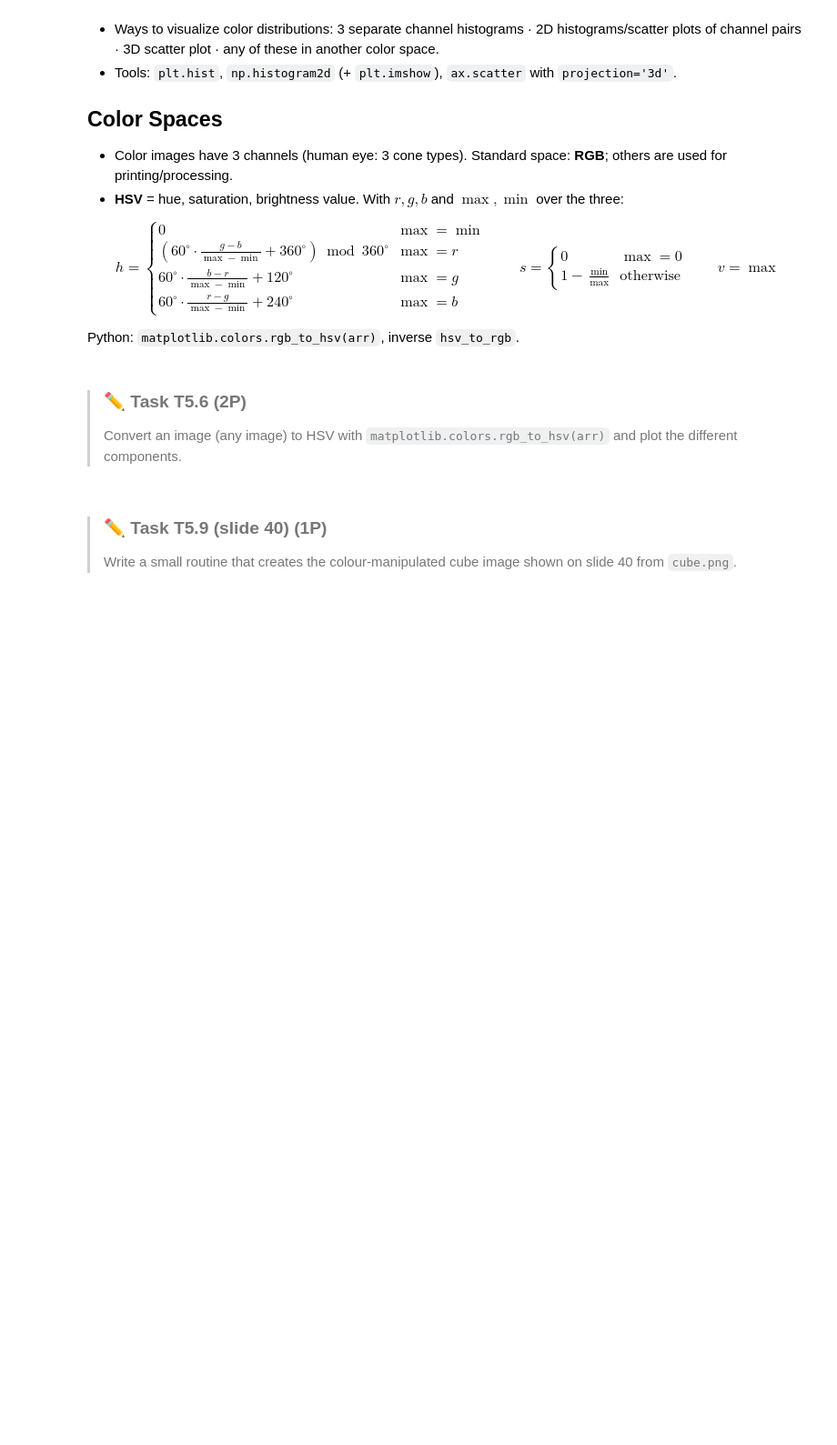
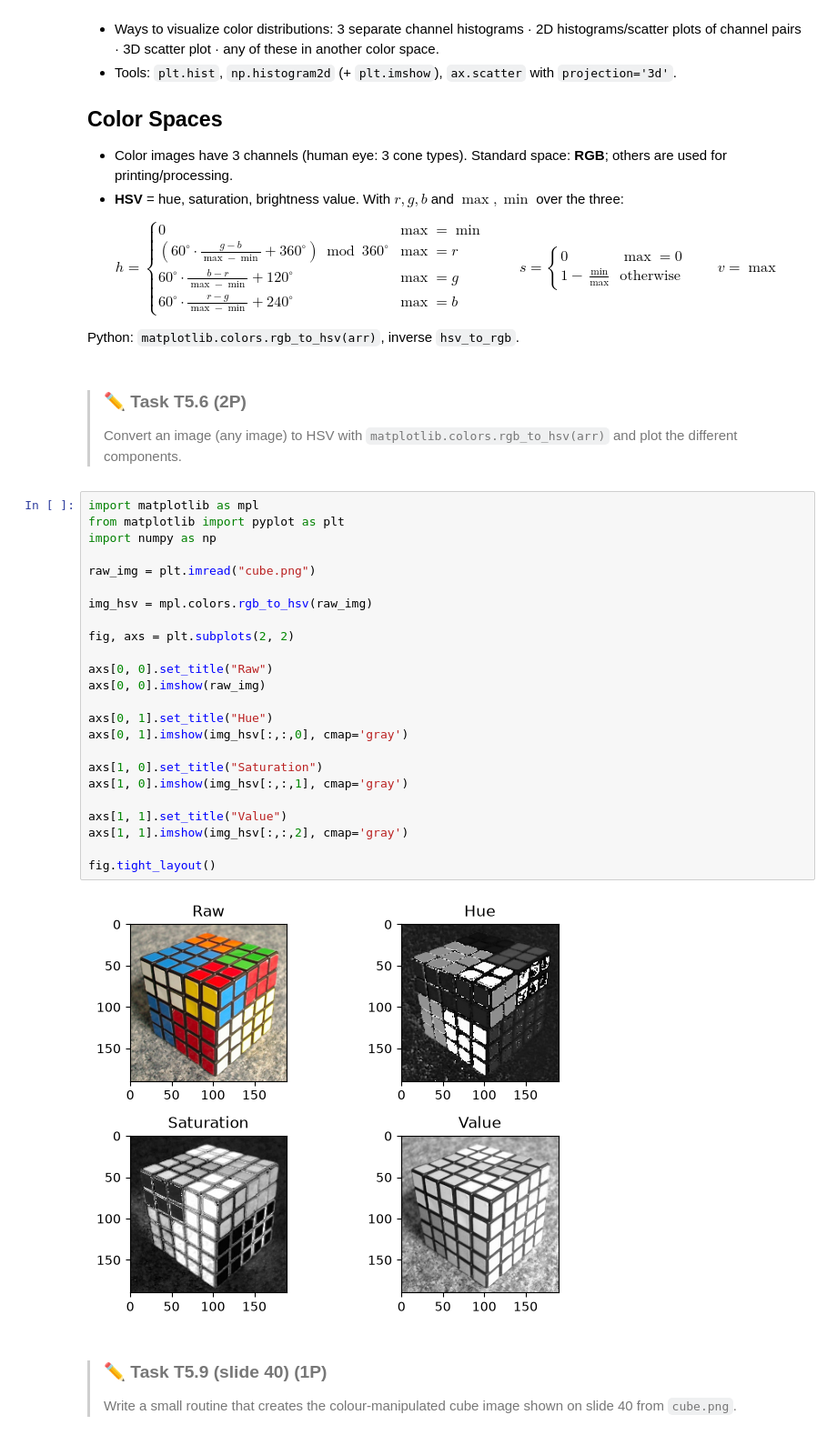
Before and after one commit to Serenkii/MasterAstrophysics-Coding, a Jupyter notebook: 04-ch4-summary.ipynb, the cells around one changed output. Shown at 91% size. Drawn from its saved outputs; the diff is of its cells as text; blank space fills up the shorter version.

```diff
--- a/04-ch4-summary.ipynb
+++ b/04-ch4-summary.ipynb
@@ -289,6 +289,32 @@ Python: `matplotlib.colors.rgb_to_hsv(arr)`, inverse `hsv_to_rgb`.
 # %% [markdown]
 > ### ✏️ Task T5.6 (2P)
 > Convert an image (any image) to HSV with `matplotlib.colors.rgb_to_hsv(arr)` and plot the different components.
+# %%
+import matplotlib as mpl
+from matplotlib import pyplot as plt
+import numpy as np
+
+raw_img = plt.imread("cube.png")
+
+img_hsv = mpl.colors.rgb_to_hsv(raw_img)
+
+fig, axs = plt.subplots(2, 2)
+
+axs[0, 0].set_title("Raw")
+axs[0, 0].imshow(raw_img)
+
+axs[0, 1].set_title("Hue")
+axs[0, 1].imshow(img_hsv[:,:,0], cmap='gray')
+
+axs[1, 0].set_title("Saturation")
+axs[1, 0].imshow(img_hsv[:,:,1], cmap='gray')
+
+axs[1, 1].set_title("Value")
+axs[1, 1].imshow(img_hsv[:,:,2], cmap='gray')
+
+fig.tight_layout()
+# %% [output]
+[figure, added]
 # %% [markdown]
 > ### ✏️ Task T5.9 (slide 40) (1P)
 > Write a small routine that creates the colour-manipulated cube image shown on slide 40 from `cube.png`.
```
Also changed, not shown: parts of 7 cells of this notebook, 1 other file.
